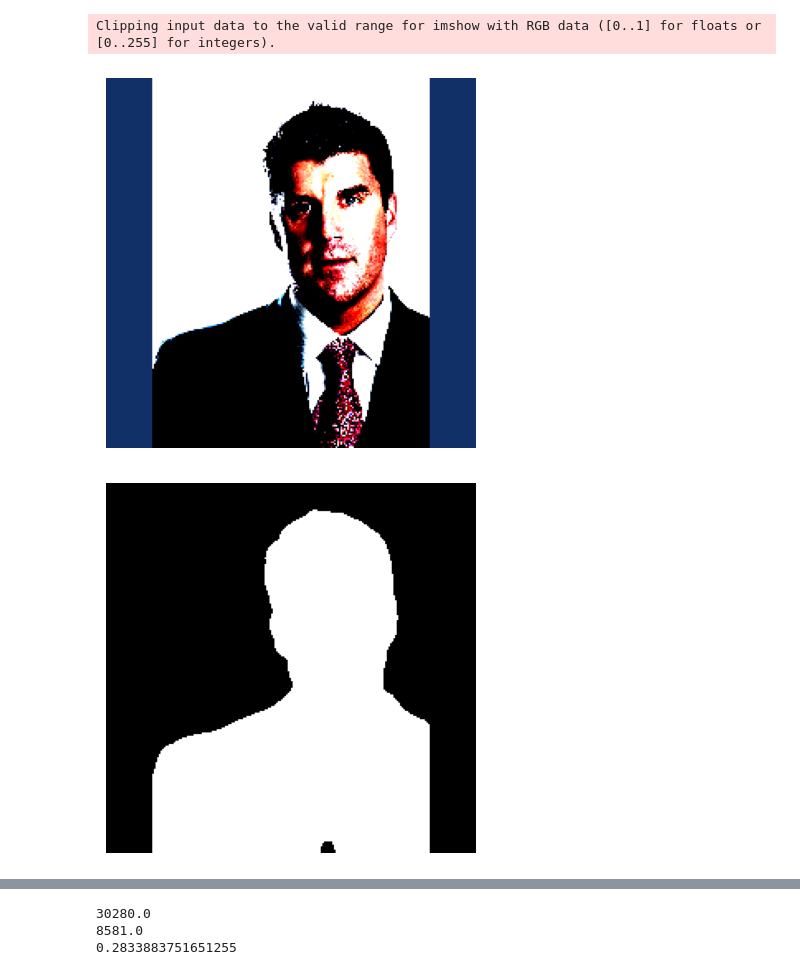
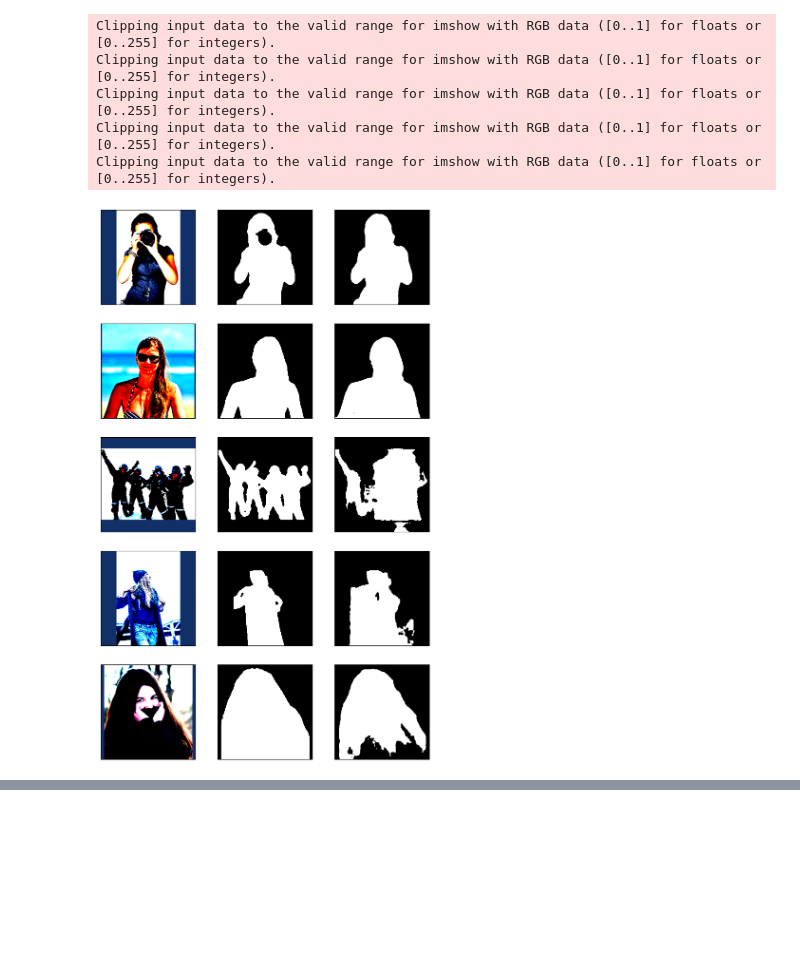
Before and after one commit to JuhaoLiang1997/PortraitNet, a Jupyter notebook: inference.ipynb, the cells around one changed output, grey strips where cells are left out. Cells and saved outputs as stored; diff of their text form; code cells hidden in the pictures; blank space fills up the shorter version.

```diff
--- a/inference.ipynb
+++ b/inference.ipynb
@@ -22,7 +21,7 @@ with open('./config.yaml') as f:
 model = PortraitNet(addEdge=True).to(args.device)
 # trained_path = "/workspace/liangjuhao/teaching/PortraitNet/checkpoints/test/saved.pth"
 # model.load_state_dict(torch.load(trained_path))
-trained_best = "/workspace/liangjuhao/teaching/PortraitNet/checkpoints/test/model_best.pth.tar"
+trained_best = "/workspace/liangjuhao/teaching/PortraitNet/checkpoints/mask_loss_1/model_best.pth.tar"
 model.load_state_dict(torch.load(trained_best)['state_dict'])
 test_dataset = PortraitDataset(args, split='test')
 train_dataset = PortraitDataset(args, split='train')
@@ -35,39 +34,69 @@ def calcIOU(pred, mask):
     sum1[sum1>0] = 1.0
     sum2 = pred + mask
     sum2[sum2<2] = 0.0
     sum2[sum2>=2] = 1.0
     if np.sum(sum1) == 0:
         return 1.0
     else:
-        print(np.sum(sum1))
-        print(np.sum(sum2))
         return 1.0*np.sum(sum2)/np.sum(sum1)
 
 def show_image(image):
     if len(image.shape) == 2:
         plt.imshow(image, cmap='gray')  # 使用灰度颜色映射
     else:
         image = np.transpose(image, (1, 2, 0))
         image = image[...,::-1]
         plt.imshow(image)
     plt.axis('off')  # 关闭坐标轴
     plt.show()
 
+def show_images(images, n_columns=2):
+    n_rows = ((len(images)+1) // n_columns)
+    f, axarr = plt.subplots(n_rows, n_columns, figsize=(n_columns*3,n_rows*3))
+    _show = lambda sub_ax, image: sub_ax.imshow(image, cmap=None if len(image.shape) != 2 else 'gray')
+    for i in range(len(images)):
+        n_row, n_column = i // n_columns, i % n_columns
+        image = images[i]
+        sub_ax = axarr[n_row, n_column] if n_rows > 1 else axarr[n_column]
+        sub_ax.get_xaxis().set_visible(False)
+        sub_ax.get_yaxis().set_visible(False)
+
+        if len(image.shape) == 2:
+            _show(sub_ax, image)
+            continue
+        image = np.transpose(image, (1, 2, 0))
+        image = image[...,::-1]
+        _show(sub_ax, image)
+    plt.savefig("test.pdf", format="pdf", bbox_inches="tight")
+
+n_iteration = 0
+images = []
 for input_ori, input, edge, mask in test_dataloader:
+    # if random.choice([True]*80 + [False]*20):
+    #     continue
     input_var = input.to(args.device)
     mask_var = mask.to(args.device)
     output_mask, output_edge = model(input_var)
     output_mask = F.softmax(output_mask, dim=1)
     prob = output_mask[0,1,:,:]
     pred = prob.data.cpu().numpy()
     pred[pred>0.5] = 1
     pred[pred<=0.5] = 0
-    show_image(input[0].numpy())
-    show_image(mask[0].numpy())
-    show_image(pred)
-    print(calcIOU(pred, mask[0].numpy()))
-    break
+    images += [input[0].numpy(), mask[0].numpy(), pred]
+    # show_image(input[0].numpy())
+    # # show_image(mask[0].numpy())
+    # show_image(pred)
+    n_iteration += 1
+    if n_iteration > 4:
+        break
+    # print(calcIOU(pred, mask[0].numpy()))
+    # break
+
+show_images(images, n_columns=3)
 # %% [output]
 Clipping input data to the valid range for imshow with RGB data ([0..1] for floats or [0..255] for integers).
+Clipping input data to the valid range for imshow with RGB data ([0..1] for floats or [0..255] for integers).
+Clipping input data to the valid range for imshow with RGB data ([0..1] for floats or [0..255] for integers).
+Clipping input data to the valid range for imshow with RGB data ([0..1] for floats or [0..255] for integers).
+Clipping input data to the valid range for imshow with RGB data ([0..1] for floats or [0..255] for integers).
-[figure, old version]
+[figure, new version]
-[figure, removed]
@@ -75,3 +102,0 @@ Clipping input data to the valid range for imshow with RGB data ([0..1] for floa
-30280.0
-8581.0
-0.2833883751651255
```
Also changed, not shown: parts of 3 cells of this notebook, 2 other files.
